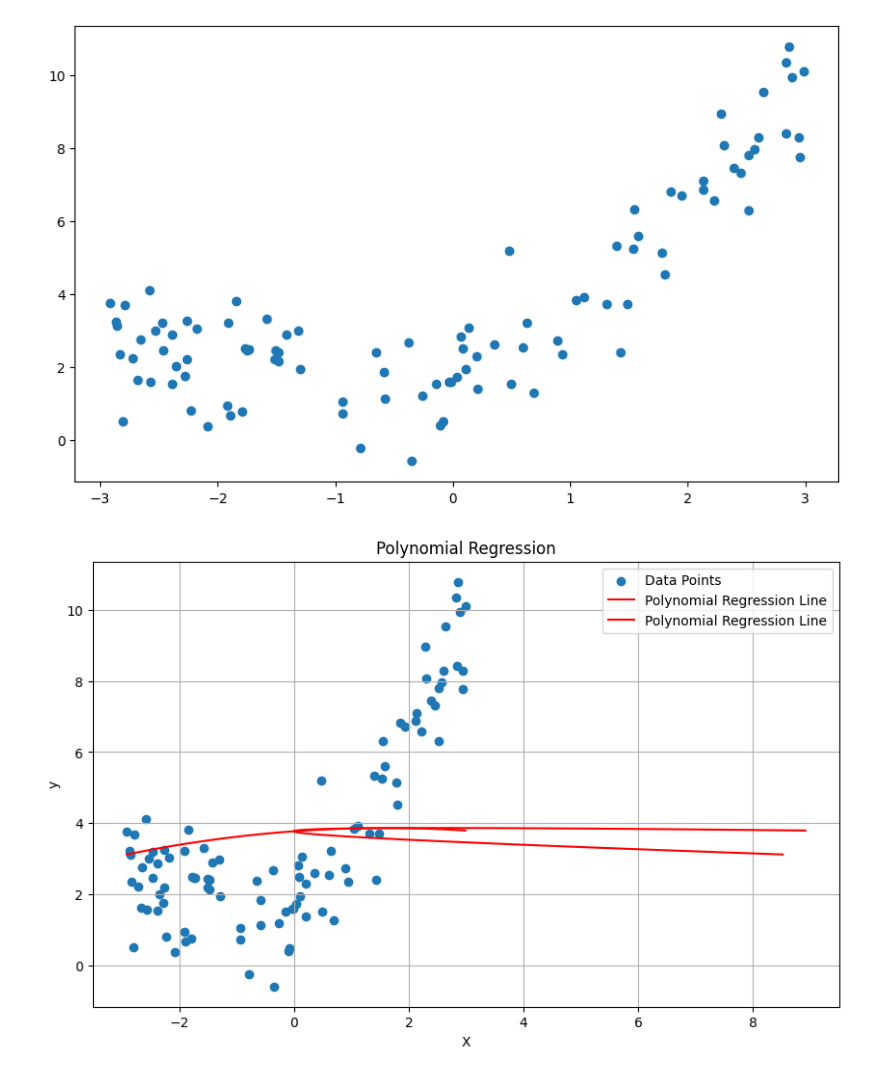
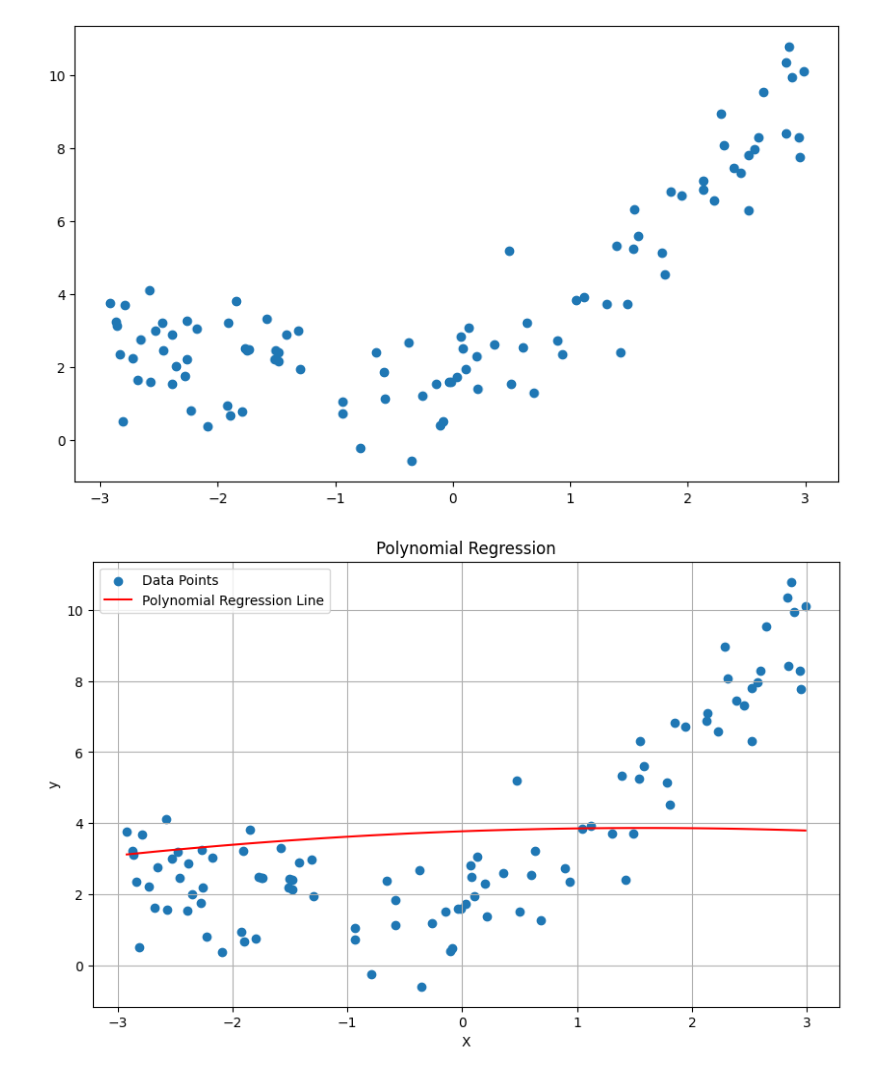
Before and after one commit to manojgowdabk/Hands-on-Machine-learning, a Jupyter notebook: GPT-Neo.ipynb, the cells around one changed output. Saved outputs shown, nothing was run; the diff lists cells and outputs as text; code cells hidden in the pictures.

```diff
--- a/GPT-Neo.ipynb
+++ b/GPT-Neo.ipynb
@@ -343,30 +342,25 @@ plt.show()
 # %%
 # Create a range of x-values for plotting the polynomial line
 X_new = np.linspace(X.min(), X.max(), 100).reshape(-1, 1)
 
 # Transform the new x-values using the fitted PolynomialFeatures
-from sklearn.preprocessing import PolynomialFeatures
-poly_features = PolynomialFeatures(degree=2, include_bias=False)
-X_new_poly = poly_features.fit_transform(X_new, y)
-
+poly_features.fit(X, y)
+X_new_poly = poly_features.transform(X_new)
 # Predict the y-values using the trained LinearRegression model
-from sklearn.linear_model import LinearRegression
-lin_reg = LinearRegression()
-lin_reg.fit(X_new_poly, y)
 y_new = lin_reg.predict(X_new_poly)
 
 # Plot the original data points
 plt.figure(figsize=(10, 6))
 plt.scatter(X, y, label='Data Points')
 
 # Plot the polynomial regression line using the new sorted x-values and predicted y-values
-plt.plot(, y_new, color='red', label='Polynomial Regression Line')
+plt.plot(X_new, y_new, color='red', label='Polynomial Regression Line')
 
 plt.xlabel('X')
 plt.ylabel('y')
 plt.title('Polynomial Regression')
 plt.legend()
 plt.grid(True)
 plt.show()
 # %% [output]
-[figure, old version]
+[figure, new version]
```
Also changed, not shown: parts of 4 cells of this notebook.
